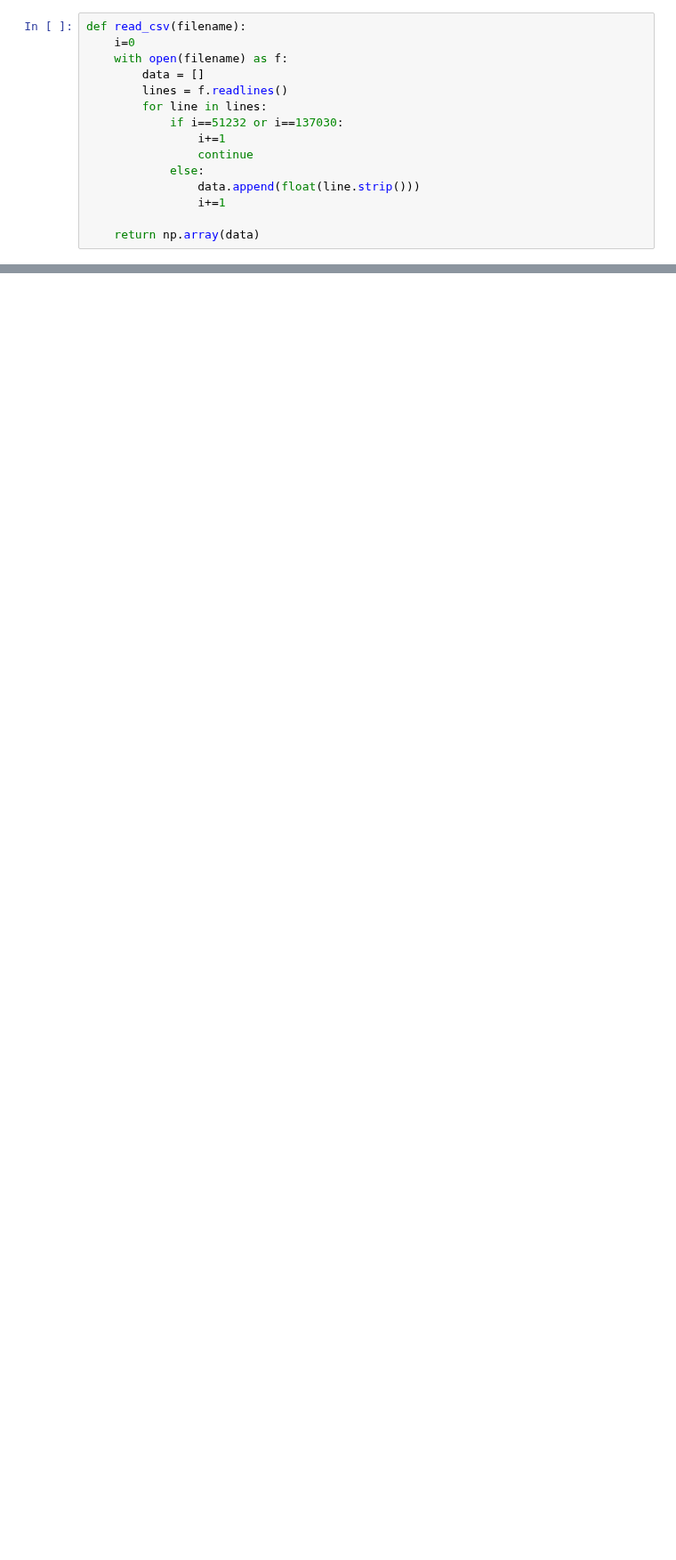
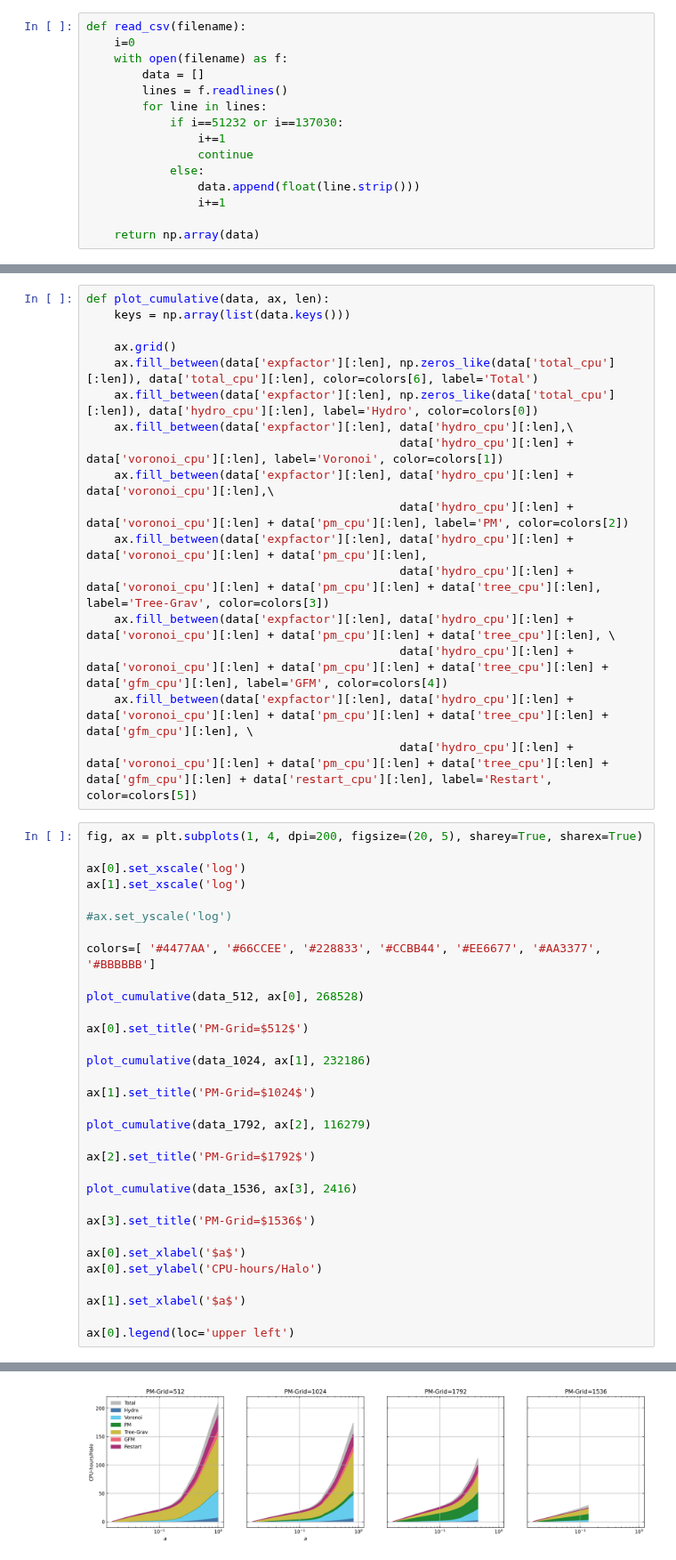
Before and after one commit to fgmaion/MTNG-resims, a Jupyter notebook: Notebooks/scaling_halos_June_13.ipynb, the cells around one changed output, grey strips where cells are left out. Shown at 89% size. Cells and saved outputs as stored; diff of their text form; blank space fills up the shorter version.

```diff
--- a/Notebooks/scaling_halos_June_13.ipynb
+++ b/Notebooks/scaling_halos_June_13.ipynb
@@ -180,0 +97,50 @@ ax[0].legend(loc='upper left')
+# %%
+def plot_cumulative(data, ax, len):
+    keys = np.array(list(data.keys()))
+
+    ax.grid()
+    ax.fill_between(data['expfactor'][:len], np.zeros_like(data['total_cpu'][:len]), data['total_cpu'][:len], color=colors[6], label='Total')
+    ax.fill_between(data['expfactor'][:len], np.zeros_like(data['total_cpu'][:len]), data['hydro_cpu'][:len], label='Hydro', color=colors[0])
+    ax.fill_between(data['expfactor'][:len], data['hydro_cpu'][:len],\
+                                             data['hydro_cpu'][:len] + data['voronoi_cpu'][:len], label='Voronoi', color=colors[1])
+    ax.fill_between(data['expfactor'][:len], data['hydro_cpu'][:len] + data['voronoi_cpu'][:len],\
+                                             data['hydro_cpu'][:len] + data['voronoi_cpu'][:len] + data['pm_cpu'][:len], label='PM', color=colors[2])
+    ax.fill_between(data['expfactor'][:len], data['hydro_cpu'][:len] + data['voronoi_cpu'][:len] + data['pm_cpu'][:len],
+                                             data['hydro_cpu'][:len] + data['voronoi_cpu'][:len] + data['pm_cpu'][:len] + data['tree_cpu'][:len], label='Tree-Grav', color=colors[3])
+    ax.fill_between(data['expfactor'][:len], data['hydro_cpu'][:len] + data['voronoi_cpu'][:len] + data['pm_cpu'][:len] + data['tree_cpu'][:len], \
+                                             data['hydro_cpu'][:len] + data['voronoi_cpu'][:len] + data['pm_cpu'][:len] + data['tree_cpu'][:len] + data['gfm_cpu'][:len], label='GFM', color=colors[4])
+    ax.fill_between(data['expfactor'][:len], data['hydro_cpu'][:len] + data['voronoi_cpu'][:len] + data['pm_cpu'][:len] + data['tree_cpu'][:len] + data['gfm_cpu'][:len], \
+                                             data['hydro_cpu'][:len] + data['voronoi_cpu'][:len] + data['pm_cpu'][:len] + data['tree_cpu'][:len] + data['gfm_cpu'][:len] + data['restart_cpu'][:len], label='Restart', color=colors[5])
+# %%
+fig, ax = plt.subplots(1, 4, dpi=200, figsize=(20, 5), sharey=True, sharex=True)
+
+ax[0].set_xscale('log')
+ax[1].set_xscale('log')
+
+#ax.set_yscale('log')
+
+colors=[ '#4477AA', '#66CCEE', '#228833', '#CCBB44', '#EE6677', '#AA3377', '#BBBBBB']
+
+plot_cumulative(data_512, ax[0], 268528)
+
+ax[0].set_title('PM-Grid=$512$')
+
+plot_cumulative(data_1024, ax[1], 232186)
+
+ax[1].set_title('PM-Grid=$1024$')
+
+plot_cumulative(data_1792, ax[2], 116279)
+
+ax[2].set_title('PM-Grid=$1792$')
+
+plot_cumulative(data_1536, ax[3], 2416)
+
+ax[3].set_title('PM-Grid=$1536$')
+
+ax[0].set_xlabel('$a$')
+ax[0].set_ylabel('CPU-hours/Halo')
+
+ax[1].set_xlabel('$a$')
+
+ax[0].legend(loc='upper left')
+# %% [output]
@@ -181,3 +148,4 @@ ax[0].legend(loc='upper left')
+[figure, added]
 # %%
 fig, ax = plt.subplots(dpi=200, figsize=(5.5,5))
 
```
Also changed, not shown: parts of 23 cells of this notebook.
